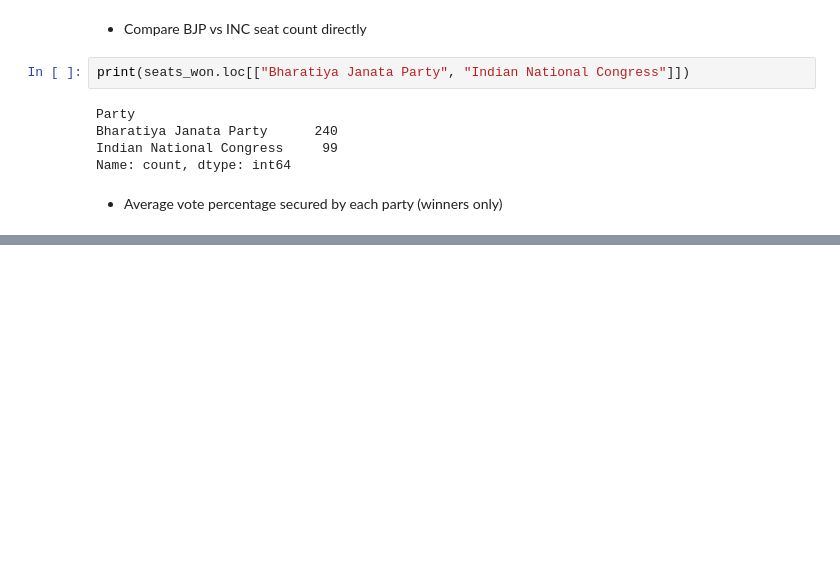
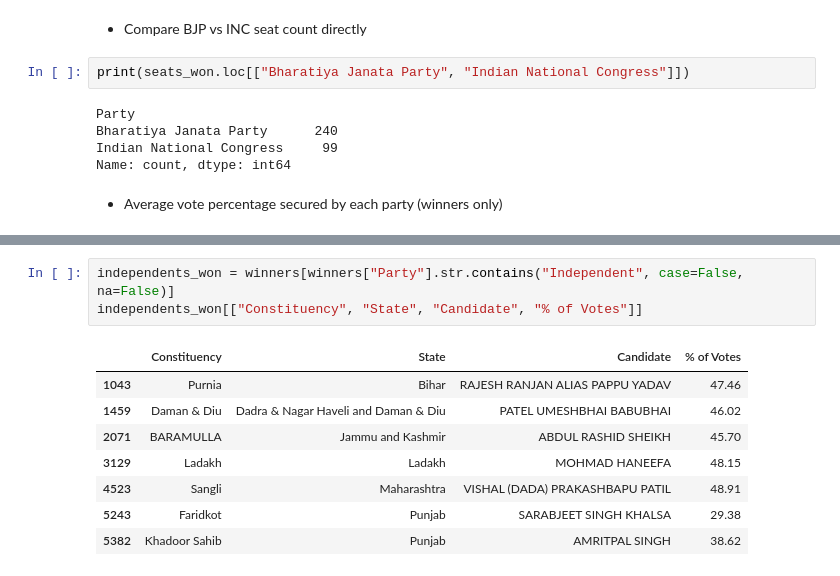
Before and after one commit to geershatisaxena/Election, a Jupyter notebook: res.ipynb, the cells around one changed output, grey strips where cells are left out. Cells and saved outputs as stored; diff of their text form; blank space fills up the shorter version.

```diff
--- a/res.ipynb
+++ b/res.ipynb
@@ -561,0 +595,12 @@ Name: % of Votes, dtype: float64
+# %%
+independents_won = winners[winners["Party"].str.contains("Independent", case=False, na=False)]
+independents_won[["Constituency", "State", "Candidate", "% of Votes"]]
+# %% [output]
+|  | Constituency | State | Candidate | % of Votes |
+| 1043 | Purnia | Bihar | RAJESH RANJAN ALIAS PAPPU YADAV | 47.46 |
+| 1459 | Daman & Diu | Dadra & Nagar Haveli and Daman & Diu | PATEL UMESHBHAI BABUBHAI | 46.02 |
+| 2071 | BARAMULLA | Jammu and Kashmir | ABDUL RASHID SHEIKH | 45.70 |
+| 3129 | Ladakh | Ladakh | MOHMAD HANEEFA | 48.15 |
+| 4523 | Sangli | Maharashtra | VISHAL (DADA) PRAKASHBAPU PATIL | 48.91 |
+| 5243 | Faridkot | Punjab | SARABJEET SINGH KHALSA | 29.38 |
+| 5382 | Khadoor Sahib | Punjab | AMRITPAL SINGH | 38.62 |
```
Also changed, not shown: parts of 4 cells of this notebook.
